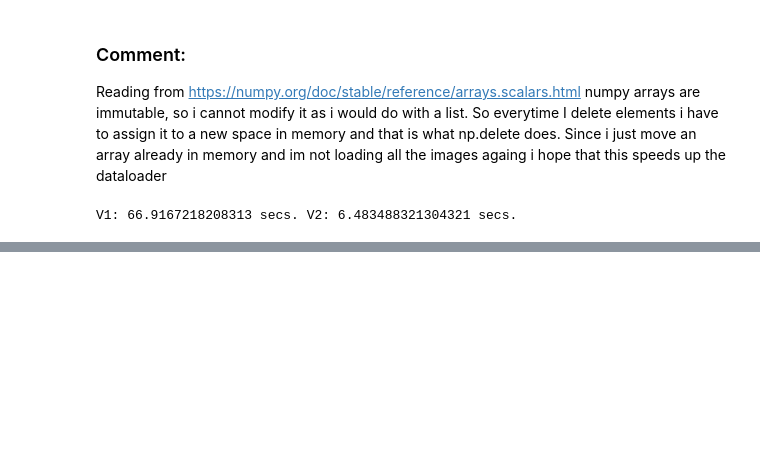
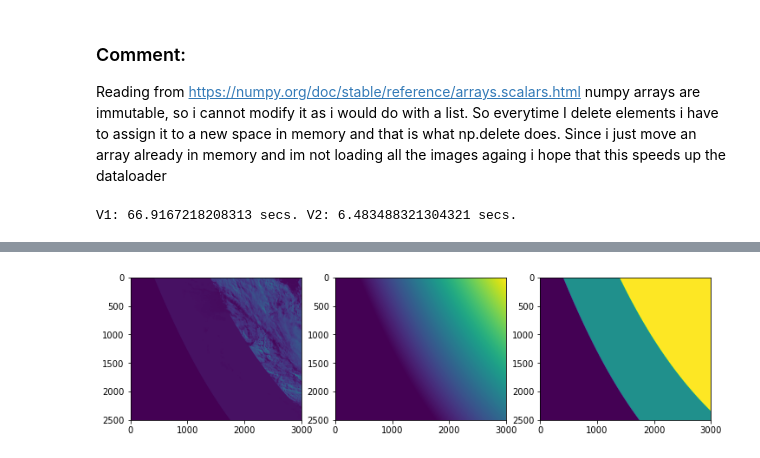
Before and after one commit to francomozo/deepCloud, a Jupyter notebook: nb-load-images.ipynb, the cells around one changed output, grey strips where cells are left out. Saved outputs shown, nothing was run; the diff lists cells and outputs as text; code cells hidden in the pictures; blank space fills up the shorter version.

```diff
--- a/nb-load-images.ipynb
+++ b/nb-load-images.ipynb
@@ -263,0 +306,24 @@ V1: 66.9167218208313 secs. V2: 6.483488321304321 secs.
+# %%
+meta_path='/solar/sat/art-rrr/ART_G010x010RR_C010x010/meta'
+img_name='ART_2020144_110016.FR'
+mk_folder_path='/solar/sat/art-rrr/ART_G010x010RR_C010x010/C02-MK/2020'
+img_folder_path='/solar/sat/art-rrr/ART_G010x010RR_C010x010/C02-FR/2020'
+
+img = data.load_img(meta_path=meta_path,
+                    img_name=img_name,
+                    mk_folder_path=mk_folder_path,
+                    img_folder_path=img_folder_path
+)
+cosangs, cosangs_thresh = utils.get_cosangs_mask(meta_path=meta_path,
+                                                img_name=img_name,
+                                                mk_folder_path=mk_folder_path,
+                                                img_folder_path=img_folder_path
+)
+
+fig, ax = plt.subplots(ncols=3)
+ax[0].imshow(img)
+ax[1].imshow(cosangs)
+ax[2].imshow(cosangs_thresh)
+plt.show()
+# %% [output]
+[figure, added]
```
Also changed, not shown: parts of 2 cells of this notebook, 1 other file.
